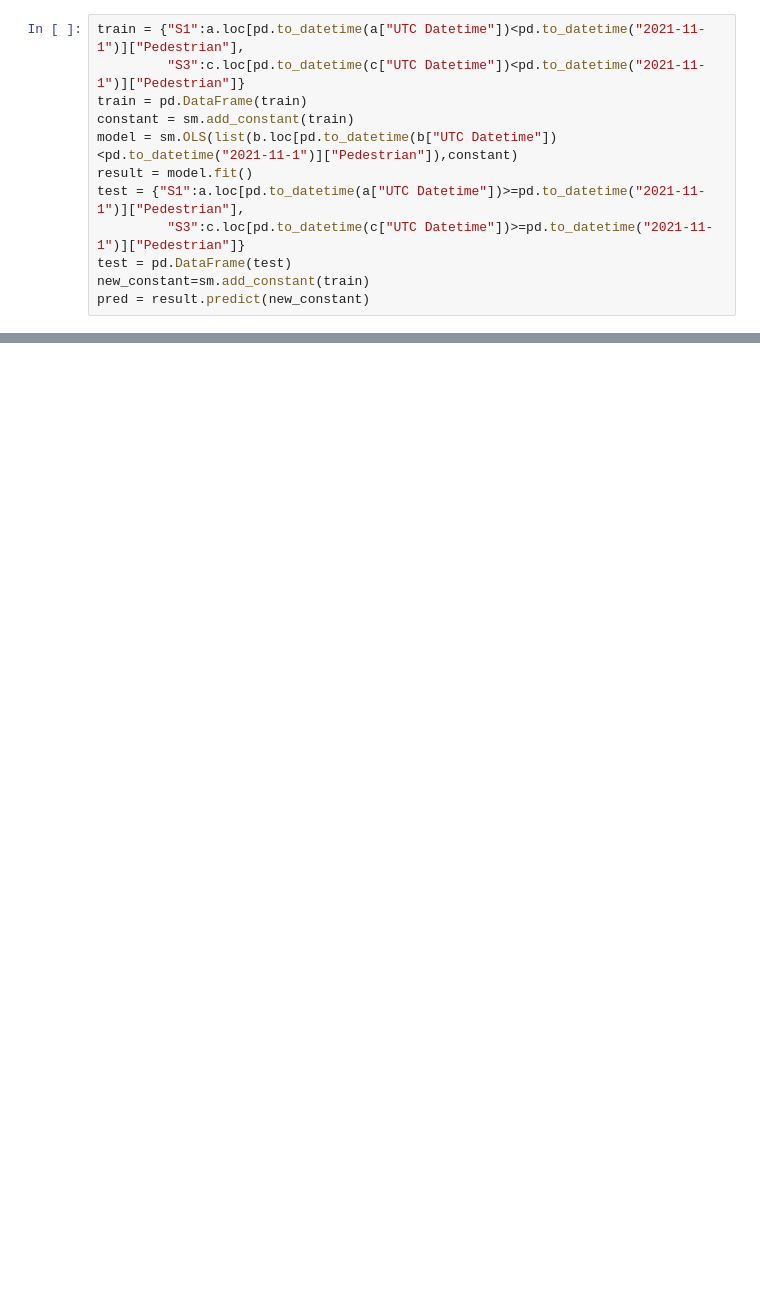
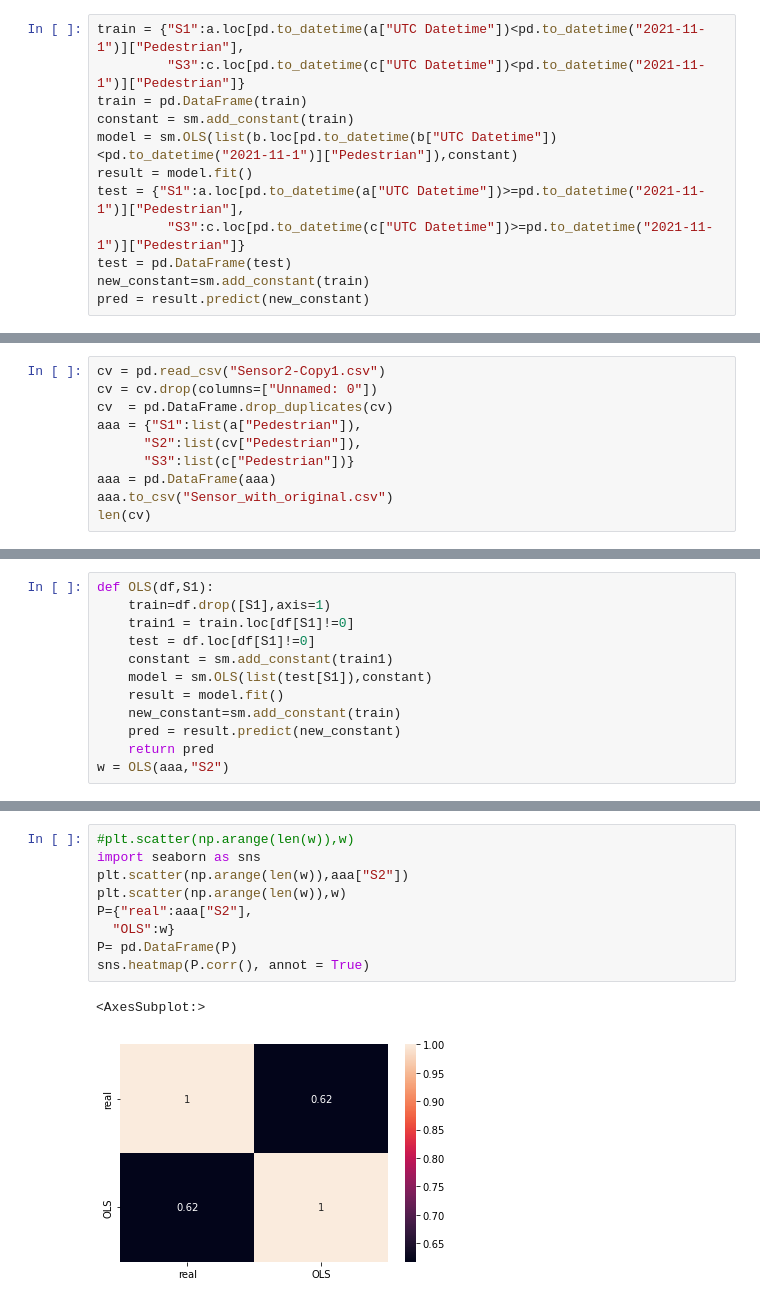
Before and after one commit to JiangYuxuan233/Intern_Yuxuan, a Jupyter notebook: Untitled.ipynb, the cells around one changed output, grey strips where cells are left out. Cells and saved outputs as stored; diff of their text form; blank space fills up the shorter version.

```diff
--- a/Untitled.ipynb
+++ b/Untitled.ipynb
@@ -78,0 +92,10 @@ b.to_csv("S2_new.csv")
+# %%
+cv = pd.read_csv("Sensor2-Copy1.csv")
+cv = cv.drop(columns=["Unnamed: 0"])
+cv  = pd.DataFrame.drop_duplicates(cv)
+aaa = {"S1":list(a["Pedestrian"]),
+      "S2":list(cv["Pedestrian"]),
+      "S3":list(c["Pedestrian"])}
+aaa = pd.DataFrame(aaa)
+aaa.to_csv("Sensor_with_original.csv")
+len(cv)
@@ -78,0 +104,12 @@ b.to_csv("S2_new.csv")
+# %%
+def OLS(df,S1):
+    train=df.drop([S1],axis=1)
+    train1 = train.loc[df[S1]!=0]
+    test = df.loc[df[S1]!=0]
+    constant = sm.add_constant(train1)
+    model = sm.OLS(list(test[S1]),constant)
+    result = model.fit()
+    new_constant=sm.add_constant(train)
+    pred = result.predict(new_constant)
+    return pred
+w = OLS(aaa,"S2")
@@ -78,0 +129,12 @@ b.to_csv("S2_new.csv")
+# %%
+#plt.scatter(np.arange(len(w)),w)
+import seaborn as sns
+plt.scatter(np.arange(len(w)),aaa["S2"])
+plt.scatter(np.arange(len(w)),w)
+P={"real":aaa["S2"],
+  "OLS":w}
+P= pd.DataFrame(P)
+sns.heatmap(P.corr(), annot = True)
+# %% [output]
+<AxesSubplot:>
+[figure, added]
```
Also changed, not shown: parts of 13 cells of this notebook, 12 other files.
